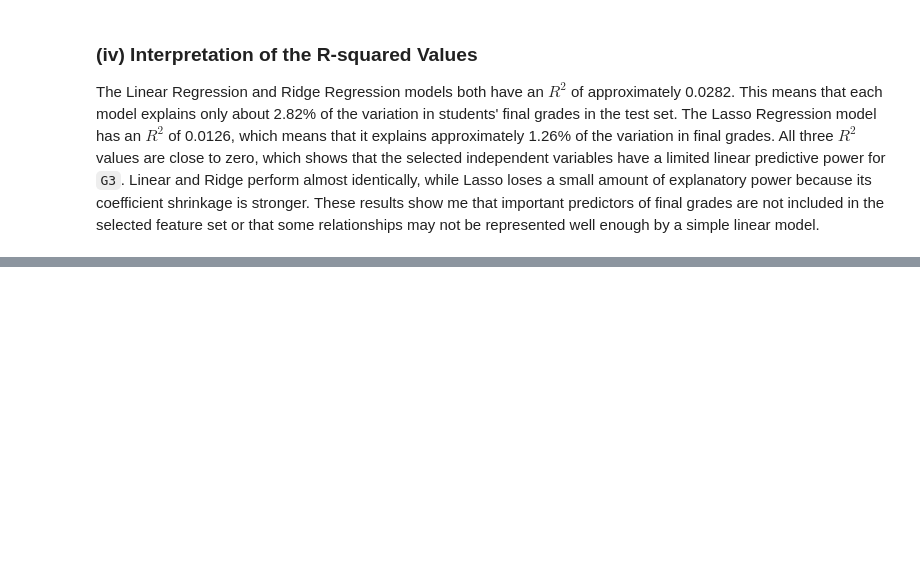
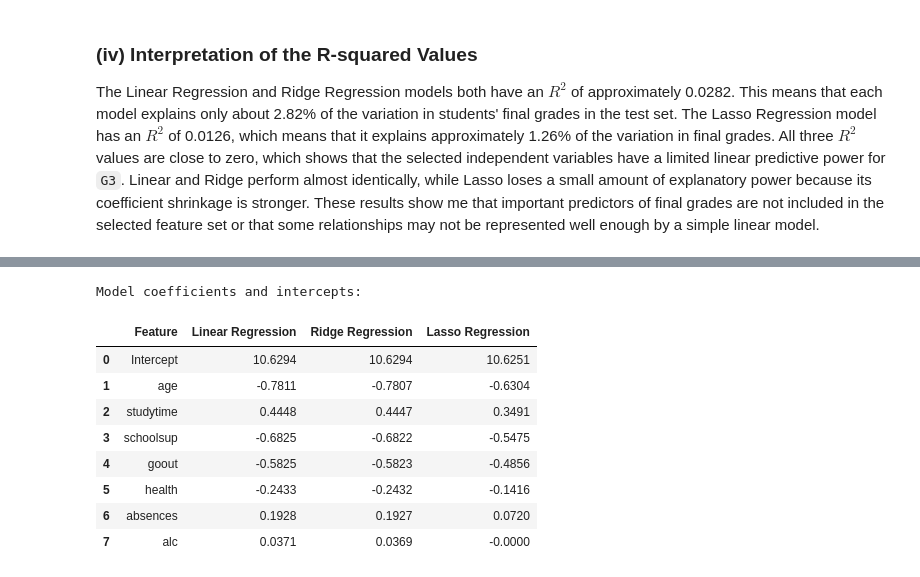
Before and after one commit to manvsatish/dsci-552-midterm, a Jupyter notebook: notebook/Satish_Manvika_Midterm.ipynb, the cells around one changed output, grey strips where cells are left out. Drawn from its saved outputs; the diff is of its cells as text; code cells hidden in the pictures; blank space fills up the shorter version.

```diff
--- a/notebook/Satish_Manvika_Midterm.ipynb
+++ b/notebook/Satish_Manvika_Midterm.ipynb
@@ -463,0 +468,20 @@ The Linear Regression and Ridge Regression models both have an $R^2$ of approxim
+# %%
+#one table containing every coefficient
+coefficient_table = pd.DataFrame({"Feature": feature_names, "Linear Regression": linear_model.coef_, "Ridge Regression": ridge_model.coef_, "Lasso Regression": lasso_model.coef_})
+intercept_row = pd.DataFrame({"Feature": ["Intercept"], "Linear Regression": [linear_model.intercept_], "Ridge Regression": [ridge_model.intercept_], "Lasso Regression": [lasso_model.intercept_]})
+
+#combine intercepts and coefficients into one table
+coefficient_table = pd.concat([intercept_row, coefficient_table], ignore_index=True)
+print("Model coefficients and intercepts:")
+display(coefficient_table.round(4))
+# %% [output]
+Model coefficients and intercepts:
+|  | Feature | Linear Regression | Ridge Regression | Lasso Regression |
+| 0 | Intercept | 10.6294 | 10.6294 | 10.6251 |
+| 1 | age | -0.7811 | -0.7807 | -0.6304 |
+| 2 | studytime | 0.4448 | 0.4447 | 0.3491 |
+| 3 | schoolsup | -0.6825 | -0.6822 | -0.5475 |
+| 4 | goout | -0.5825 | -0.5823 | -0.4856 |
+| 5 | health | -0.2433 | -0.2432 | -0.1416 |
+| 6 | absences | 0.1928 | 0.1927 | 0.0720 |
+| 7 | alc | 0.0371 | 0.0369 | -0.0000 |
```
Also changed, not shown: parts of 2 cells of this notebook.
